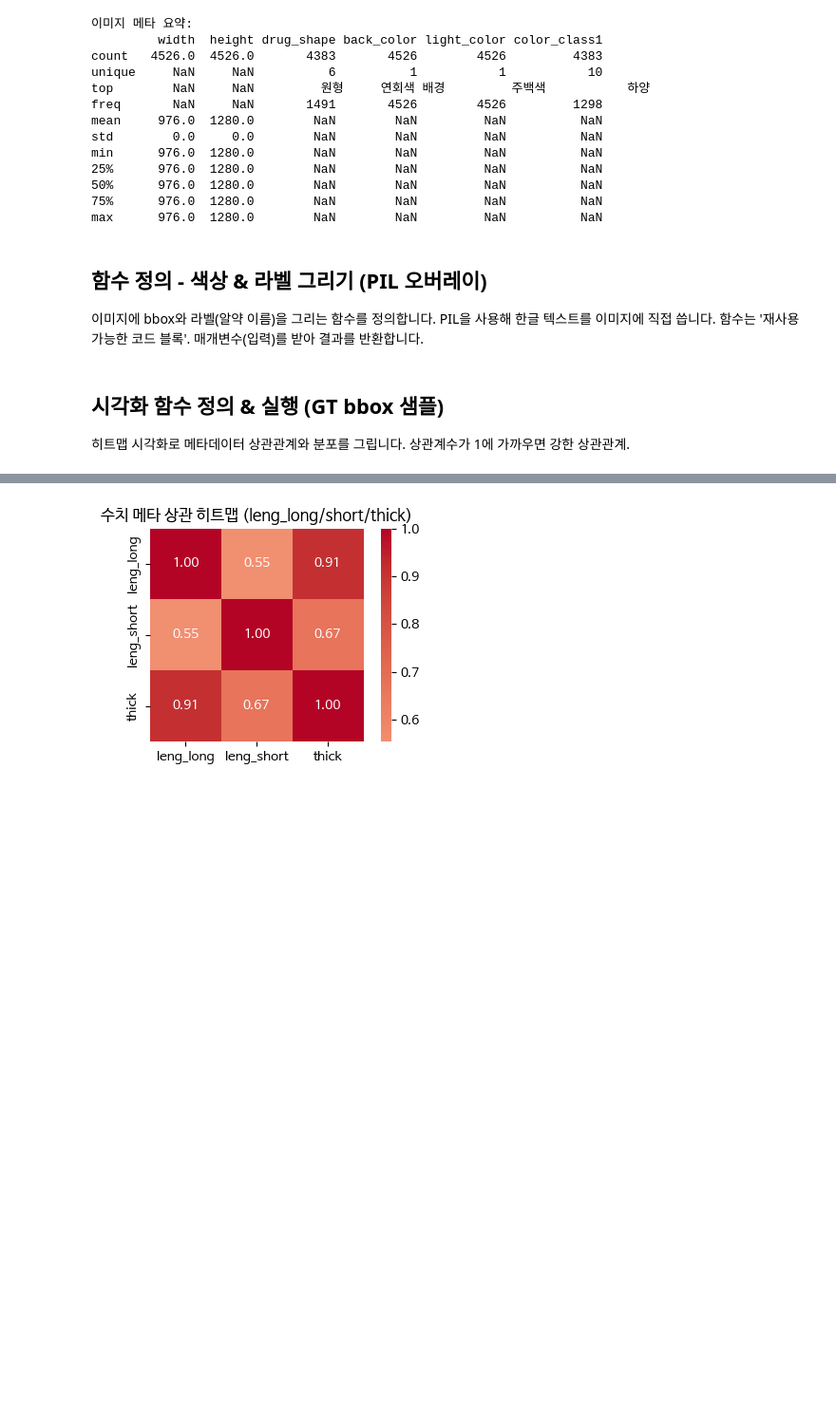
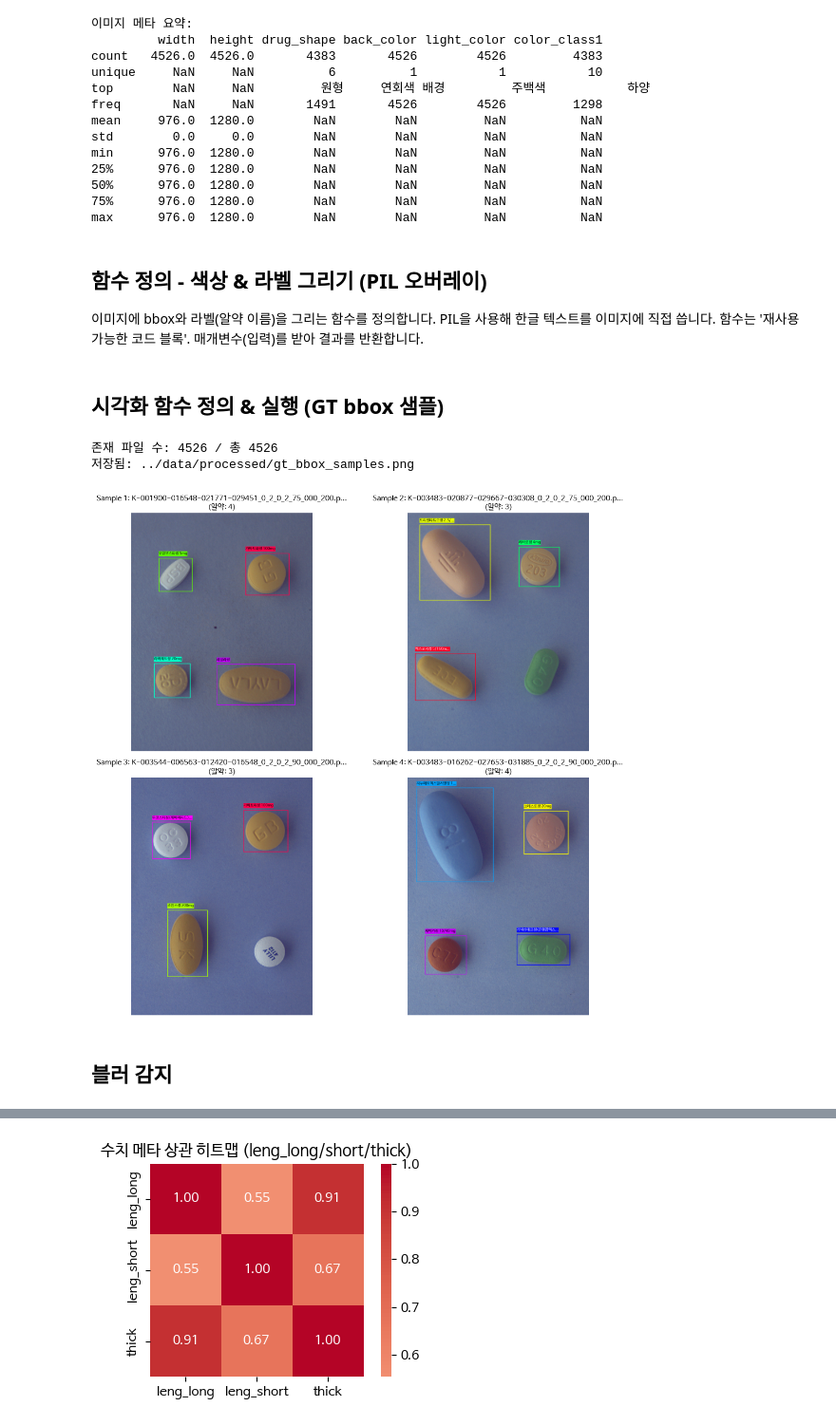
Before and after one commit to OH-BJ/HealthEat-Pill-Detection, a Jupyter notebook: notebooks/eda_revised_v1.ipynb, the cells around one changed output, grey strips where cells are left out. Shown at 95% size. Cells and saved outputs as stored; diff of their text form; code cells hidden in the pictures; blank space fills up the shorter version.

```diff
--- a/notebooks/eda_revised_v1.ipynb
+++ b/notebooks/eda_revised_v1.ipynb
@@ -35,7 +35,7 @@ import seaborn as sns
 # - rc('font', family=...): 전체 그래프에 폰트를 적용.
 # 한글이 깨지는 이유는 matplotlib의 기본 폰트가 영어 중심이기 때문. 이 설정으로 해결.
 import matplotlib.font_manager as fm
-font_path = "../NanumBarunGothic.ttf"  # 상대 경로: 상위 폴더의 폰트 파일.
+font_path = "../fonts/NanumBarunGothic.ttf"  # 상대 경로: 상위 폴더의 폰트 파일.
 if Path(font_path).exists():  # 파일이 존재하는지 확인 (Path.exists()로 안전하게).
     fm.fontManager.addfont(font_path)
     plt.rc('font', family='NanumBarunGothic')  # 그래프 전체에 한글 폰트 적용.
@@ -225,7 +225,7 @@ def draw_pill_labels_pil(img_pil, anns, categories_df, images_df):
     # 3. 한글 폰트 로드 (fallback 포함)
     # - ImageFont.truetype(): TTF 폰트 로드 (크기 20px).
     # - try-except: 폰트 없으면 대안 시도 (malgun.ttf → 기본 폰트).
-    font_path = "../NanumBarunGothic.ttf"
+    font_path = "../fonts/NanumBarunGothic.ttf"
     try:
         font = ImageFont.truetype(font_path, 20)  # 한글 폰트 우선.
     except IOError:
@@ -280,6 +280,64 @@ def draw_pill_labels_pil(img_pil, anns, categories_df, images_df):
 # 함수는 이미지 시각화에 핵심. 나중에 모델 예측 결과에도 사용할 수 있음.
 # %% [markdown]
 ## 시각화 함수 정의 & 실행 (GT bbox 샘플)
-
-히트맵 시각화로 메타데이터 상관관계와 분포를 그립니다.
-상관계수가 1에 가까우면 강한 상관관계.
+# %%
+# 시각화 함수: 존재 파일 랜덤 샘플링 & GT bbox 그리기
+def visualize_samples(num_samples=4, save_path=None):
+    """존재하는 이미지만 랜덤 선택해 GT bbox 시각화"""
+    valid_files = []
+    for idx, row in images_df.iterrows():
+        img_path = f"../data/raw/train_images/{row['file_name']}"
+        if Path(img_path).exists():
+            valid_files.append((idx, row))
+
+    if not valid_files:
+        print("존재하는 이미지 파일 없음. ../data/raw/train_images/ 확인하세요.")
+        return
+    print(f"존재 파일 수: {len(valid_files)} / 총 {len(images_df)}")
+
+    sample_indices = np.random.choice(len(valid_files), min(num_samples, len(valid_files)), replace=False)
+    sample_rows = [valid_files[i][1] for i in sample_indices]
+
+    fig, axes = plt.subplots(2, 2, figsize=(12, 10))
+    axes = axes.ravel()
+
+    for i, sample_row in enumerate(sample_rows):
+        sample_file = sample_row['file_name']
+        sample_img_id = sample_row['id']
+        sample_anns = valid_anns[valid_anns['image_id'] == sample_img_id].to_dict('records')
+
+        img_path = f"../data/raw/train_images/{sample_file}"
+        img = cv2.imread(img_path)
+        if img is None:
+            print(f"이미지 로드 실패: {img_path}")
+            axes[i].text(0.5, 0.5, f"Load Fail: {sample_file}", ha='center', va='center')
+            axes[i].axis('off')
+            continue
+
+        img_rgb = cv2.cvtColor(img, cv2.COLOR_BGR2RGB)
+        img_pil = Image.fromarray(img_rgb)
+        img_pil = draw_pill_labels_pil(img_pil, sample_anns, categories_df, images_df)
+        img_rgb = np.array(img_pil)
+
+        axes[i].imshow(img_rgb)
+        axes[i].set_title(f"Sample {i+1}: {sample_file[:50]}...\n(알약: {len(sample_anns)})", fontsize=10)
+        axes[i].axis('off')
+
+    for i in range(len(sample_rows), 4):
+        axes[i].axis('off')
+
+    plt.tight_layout()
+    if save_path:
+        os.makedirs(os.path.dirname(save_path), exist_ok=True)
+        plt.savefig(save_path, dpi=150, bbox_inches='tight')
+        print(f"저장됨: {save_path}")
+    plt.show()
+
+# 실행: 4개 샘플 시각화
+visualize_samples(num_samples=4, save_path='../data/processed/gt_bbox_samples.png')
+# %% [output]
+존재 파일 수: 4526 / 총 4526
+저장됨: ../data/processed/gt_bbox_samples.png
+[figure, added]
+# %% [markdown]
+## 블러 감지
```
Also changed, not shown: parts of 8 cells of this notebook, 1 other file.
